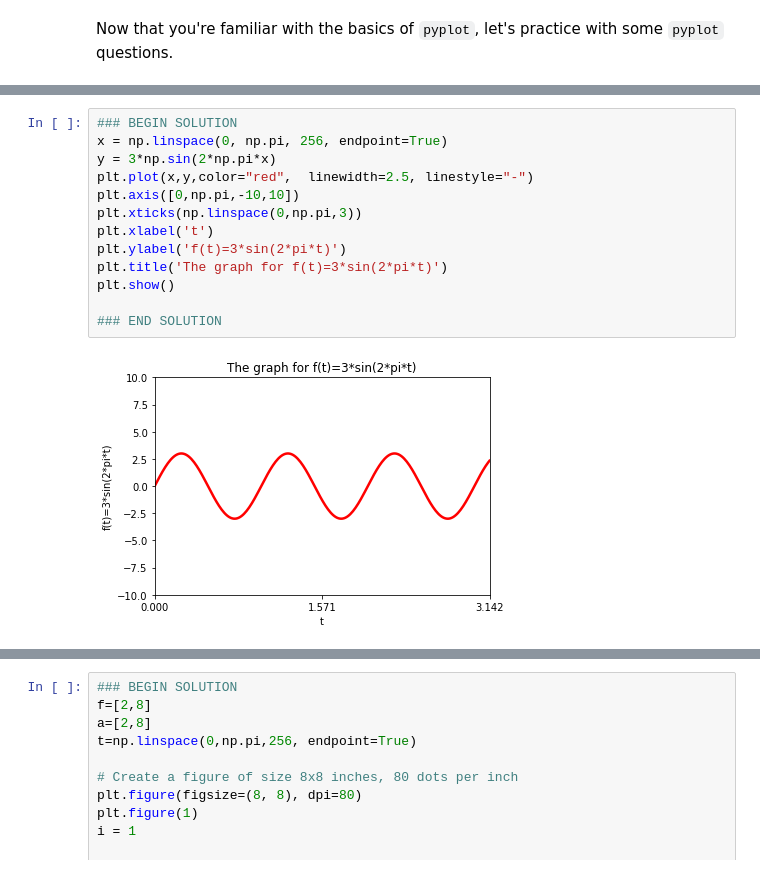
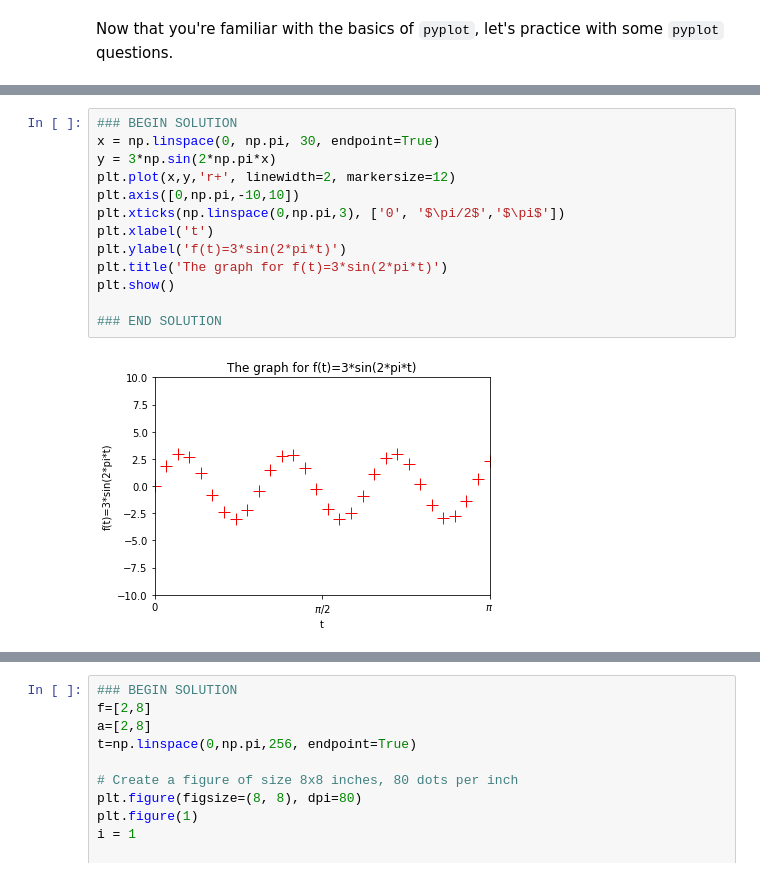
Before and after one commit to yaooo/DataScience, a Jupyter notebook: Lab1/Lab 1 - Introduction.ipynb, the cells around one changed output, grey strips where cells are left out. Drawn from its saved outputs; the diff is of its cells as text.

```diff
--- a/Lab1/Lab 1 - Introduction.ipynb
+++ b/Lab1/Lab 1 - Introduction.ipynb
@@ -195,19 +195,19 @@ Hint 2: You can set xticks and labels with `plt.xticks`.
 Hint 3: Make sure you add `plt.xlabel`, `plt.ylabel`, `plt.title`
 # %%
 ### BEGIN SOLUTION
-x = np.linspace(0, np.pi, 256, endpoint=True)
+x = np.linspace(0, np.pi, 30, endpoint=True)
 y = 3*np.sin(2*np.pi*x)
-plt.plot(x,y,color="red",  linewidth=2.5, linestyle="-")
+plt.plot(x,y,'r+', linewidth=2, markersize=12)
 plt.axis([0,np.pi,-10,10])
-plt.xticks(np.linspace(0,np.pi,3))
+plt.xticks(np.linspace(0,np.pi,3), ['0', '$\pi/2$','$\pi$'])
 plt.xlabel('t')
 plt.ylabel('f(t)=3*sin(2*pi*t)')
 plt.title('The graph for f(t)=3*sin(2*pi*t)')
 plt.show()
 
 ### END SOLUTION
 # %% [output]
-[figure, old version]
+[figure, new version]
 # %% [markdown]
 ### Question 2.2
 Suppose we want to visualize the function $g(t) = a \cdot \sin(2 \pi f t)$ while varying the values $f, a$. Generate a 2 by 2 plot that plots the function $g(t)$ as a line plot with values $f = 2, 8$ and $a = 2, 8$. Since there are 2 values of $f$ and 2 values of $a$ there are a total of 4 combinations, hence a 2 by 2 plot. The rows should vary in $a$ and the columns should vary in $f$.
```
Also changed, not shown: parts of 1 cell of this notebook.
